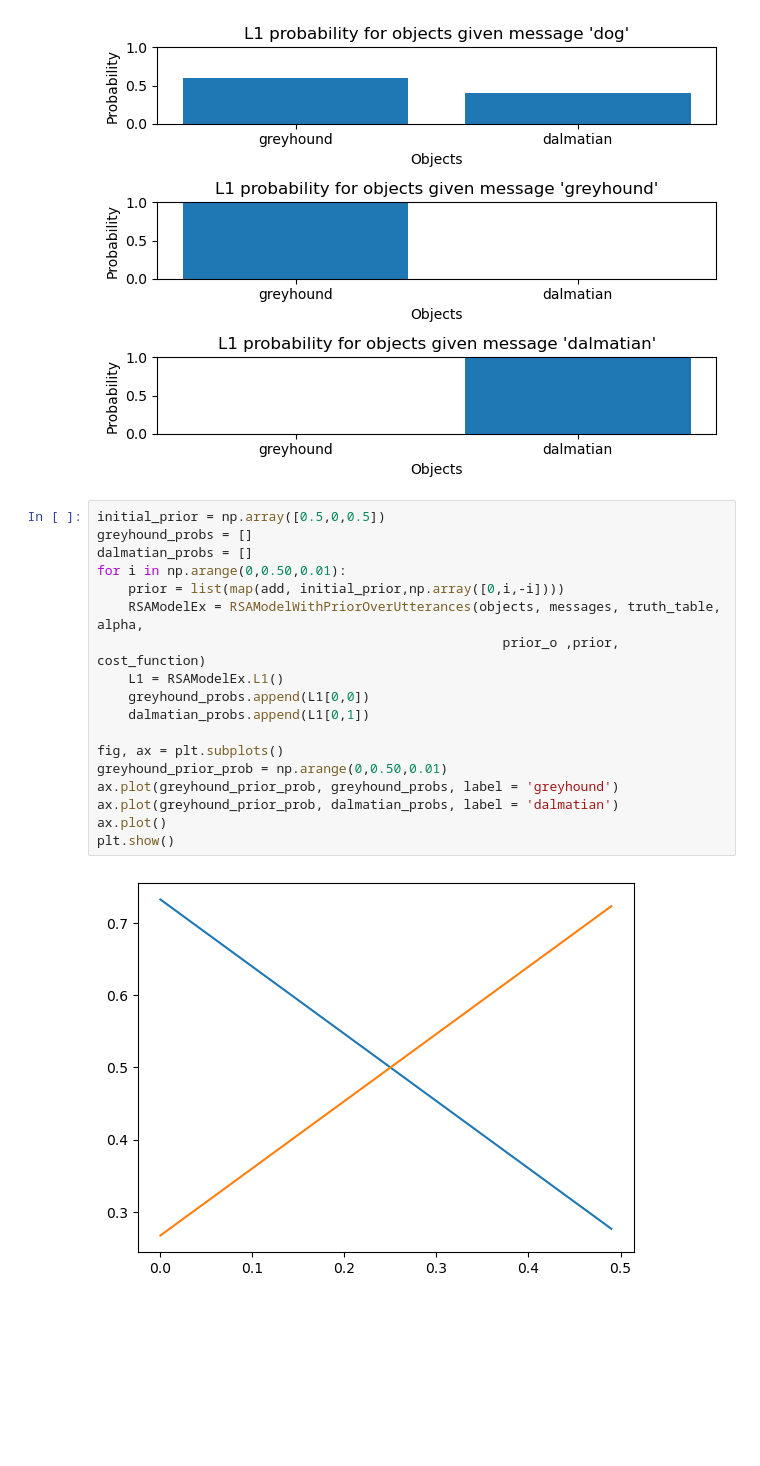
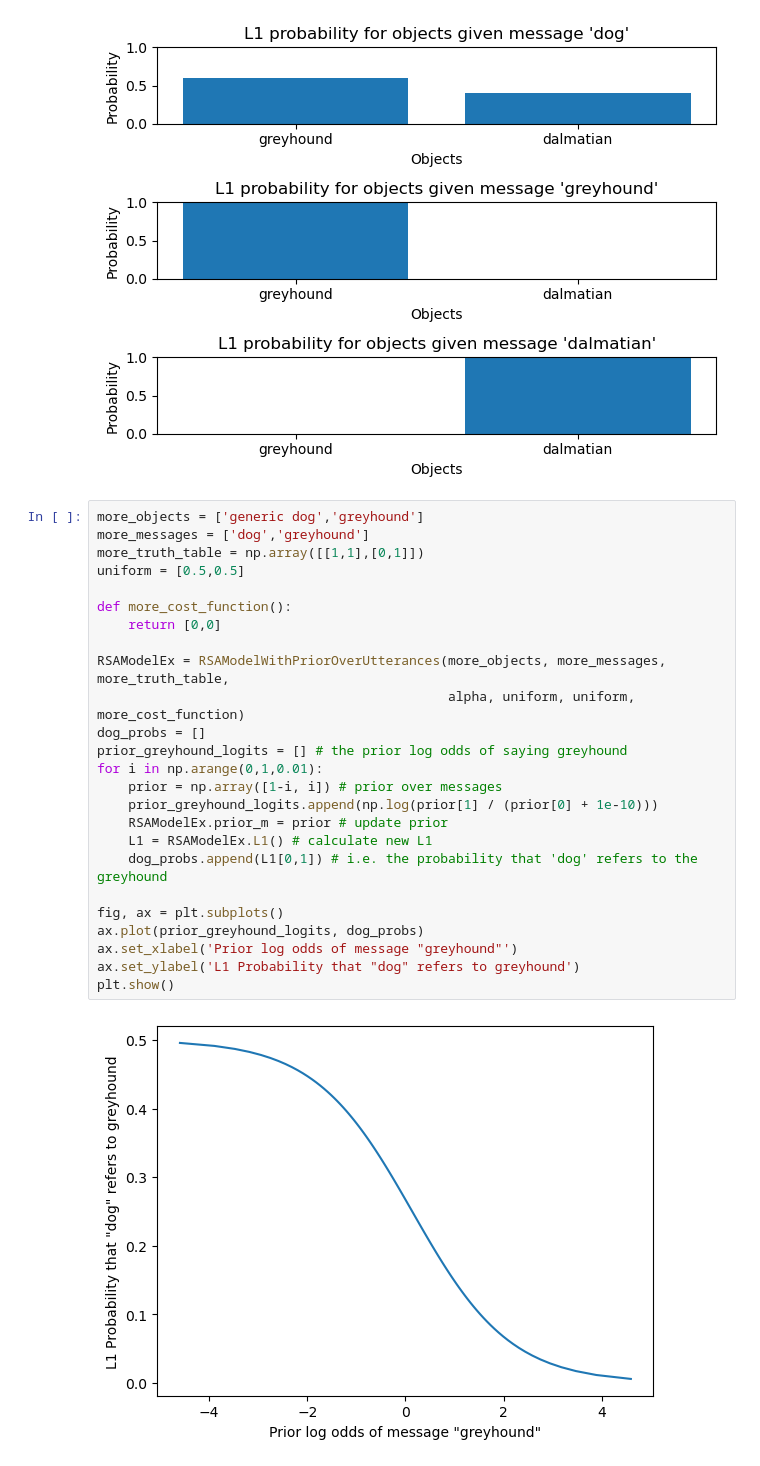
Before and after one commit to tyle00001/RSA-for-nonnative-speakers, a Jupyter notebook: RSA_Nonnative_Model.ipynb, the cells around one changed output. Saved outputs shown, nothing was run; the diff lists cells and outputs as text; blank space fills up the shorter version.

Commit message:
created an additional plot

```diff
--- a/RSA_Nonnative_Model.ipynb
+++ b/RSA_Nonnative_Model.ipynb
@@ -222,22 +222,29 @@ RSAOption1_nonnative.plot()
 # %% [output]
 [figure]
 # %%
-initial_prior = np.array([0.5,0,0.5])
-greyhound_probs = []
-dalmatian_probs = []
-for i in np.arange(0,0.50,0.01):
-    prior = list(map(add, initial_prior,np.array([0,i,-i])))
-    RSAModelEx = RSAModelWithPriorOverUtterances(objects, messages, truth_table, alpha,
-                                                    prior_o ,prior, cost_function)
-    L1 = RSAModelEx.L1()
-    greyhound_probs.append(L1[0,0])
-    dalmatian_probs.append(L1[0,1])
+more_objects = ['generic dog','greyhound']
+more_messages = ['dog','greyhound']
+more_truth_table = np.array([[1,1],[0,1]])
+uniform = [0.5,0.5]
+
+def more_cost_function():
+    return [0,0]
+
+RSAModelEx = RSAModelWithPriorOverUtterances(more_objects, more_messages, more_truth_table,
+                                             alpha, uniform, uniform, more_cost_function)
+dog_probs = []
+prior_greyhound_logits = [] # the prior log odds of saying greyhound
+for i in np.arange(0,1,0.01):
+    prior = np.array([1-i, i]) # prior over messages
+    prior_greyhound_logits.append(np.log(prior[1] / (prior[0] + 1e-10)))
+    RSAModelEx.prior_m = prior # update prior
+    L1 = RSAModelEx.L1() # calculate new L1
+    dog_probs.append(L1[0,1]) # i.e. the probability that 'dog' refers to the greyhound
 
 fig, ax = plt.subplots()
-greyhound_prior_prob = np.arange(0,0.50,0.01)
-ax.plot(greyhound_prior_prob, greyhound_probs, label = 'greyhound')
-ax.plot(greyhound_prior_prob, dalmatian_probs, label = 'dalmatian')
-ax.plot()
+ax.plot(prior_greyhound_logits, dog_probs)
+ax.set_xlabel('Prior log odds of message "greyhound"')
+ax.set_ylabel('L1 Probability that "dog" refers to greyhound')
 plt.show()
 # %% [output]
-[figure, old version]
+[figure, new version]
```
Also changed, not shown: parts of 1 cell of this notebook.
